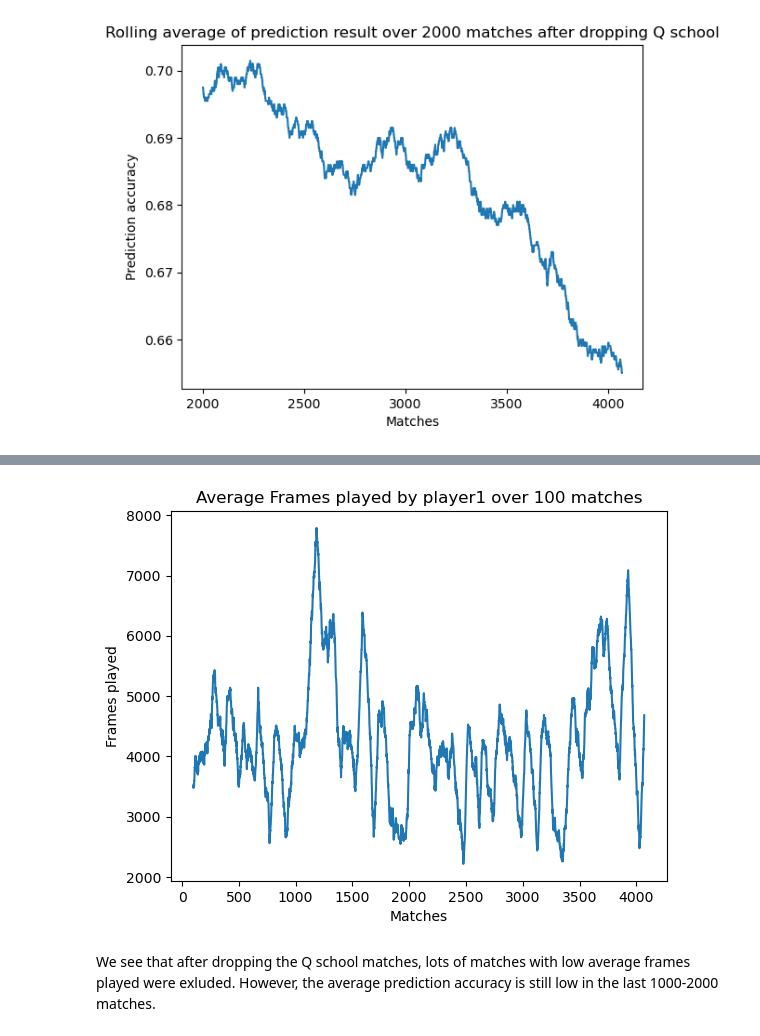
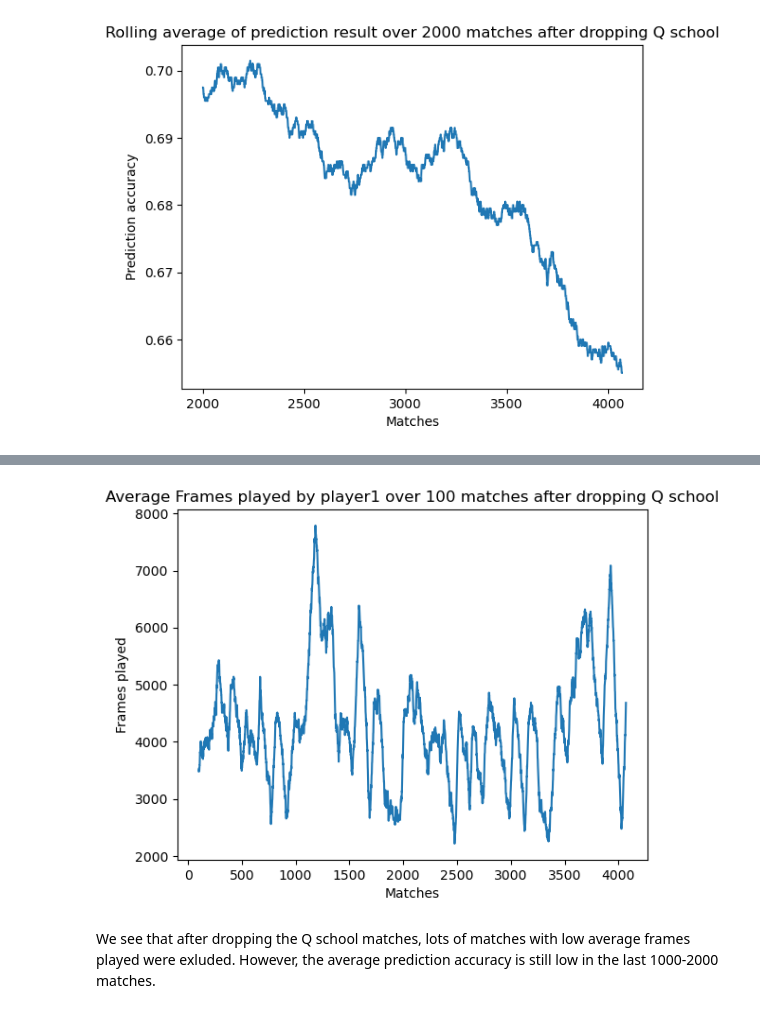
Before and after one commit to PubohH/2025-Summer-Erdos-Elo-Project, a Jupyter notebook: Jimmy/4_Player_Data_Exploration/Data_Exploration.ipynb, the cells around one changed output, grey strips where cells are left out. Cells and saved outputs as stored; diff of their text form; code cells hidden in the pictures.

```diff
--- a/Jimmy/4_Player_Data_Exploration/Data_Exploration.ipynb
+++ b/Jimmy/4_Player_Data_Exploration/Data_Exploration.ipynb
@@ -208,13 +208,13 @@ plt.show()
 # %%
 rolling2_2 = data['p1_frames_played'].rolling(window=100).mean()
 plt.Figure(figsize = (16, 5))
 plt.plot(rolling2_2)
 plt.xlabel('Matches')
 plt.ylabel('Frames played')
-plt.title('Average Frames played by player1 over 100 matches')
+plt.title('Average Frames played by player1 over 100 matches after dropping Q school')
 plt.show()
 # %% [output]
-[figure, old version]
+[figure, new version]
 # %% [markdown]
 We see that after dropping the Q school matches, lots of matches with low average frames played were exluded. However, the average prediction accuracy is still low in the last 1000-2000 matches.
 # %% [markdown]
```
Also changed, not shown: parts of 10 cells of this notebook, 10 other files.
